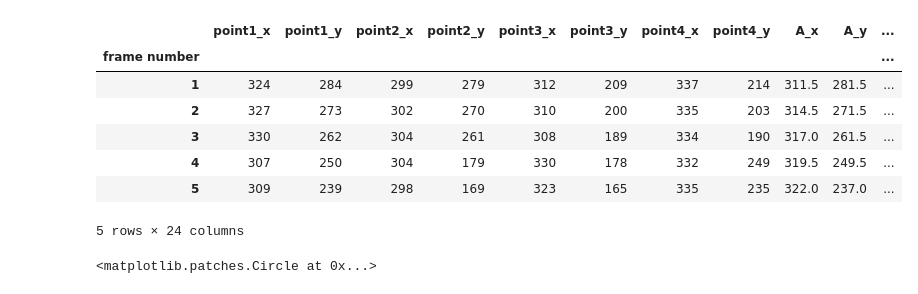
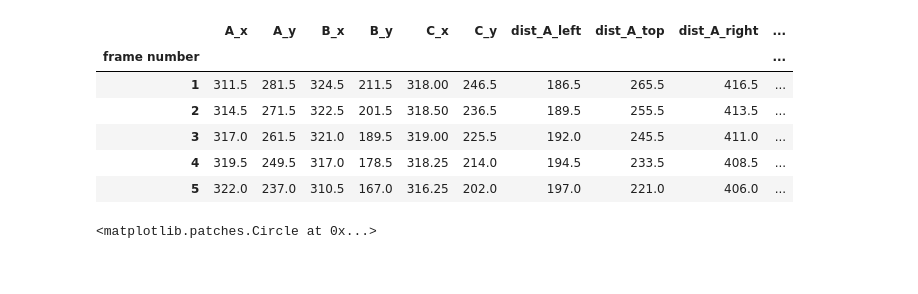
Before and after one commit to klil-machine-learning/bug-prediction, a Jupyter notebook: organize_features.ipynb, the cells around one changed output. Drawn from its saved outputs; the diff is of its cells as text; code cells hidden in the pictures.

```diff
--- a/organize_features.ipynb
+++ b/organize_features.ipynb
@@ -7,16 +7,15 @@ from matplotlib import patches
 df = pd.read_csv("features/330 minute 1_features.csv")
 df = df.set_index('frame number')
 # %%
-df.head()
+df.iloc[:, 8:].head()
 # %% [output]
-|  | point1_x | point1_y | point2_x | point2_y | point3_x | point3_y | point4_x | point4_y | A_x | A_y | ... |
-| frame number |  |  |  |  |  |  |  |  |  |  | ... |
-| 1 | 324 | 284 | 299 | 279 | 312 | 209 | 337 | 214 | 311.5 | 281.5 | ... |
-| 2 | 327 | 273 | 302 | 270 | 310 | 200 | 335 | 203 | 314.5 | 271.5 | ... |
-| 3 | 330 | 262 | 304 | 261 | 308 | 189 | 334 | 190 | 317.0 | 261.5 | ... |
-| 4 | 307 | 250 | 304 | 179 | 330 | 178 | 332 | 249 | 319.5 | 249.5 | ... |
-| 5 | 309 | 239 | 298 | 169 | 323 | 165 | 335 | 235 | 322.0 | 237.0 | ... |
+|  | A_x | A_y | B_x | B_y | C_x | C_y | dist_A_left | dist_A_top | dist_A_right | ... |
+| frame number |  |  |  |  |  |  |  |  |  | ... |
+| 1 | 311.5 | 281.5 | 324.5 | 211.5 | 318.00 | 246.5 | 186.5 | 265.5 | 416.5 | ... |
+| 2 | 314.5 | 271.5 | 322.5 | 201.5 | 318.50 | 236.5 | 189.5 | 255.5 | 413.5 | ... |
+| 3 | 317.0 | 261.5 | 321.0 | 189.5 | 319.00 | 225.5 | 192.0 | 245.5 | 411.0 | ... |
+| 4 | 319.5 | 249.5 | 317.0 | 178.5 | 318.25 | 214.0 | 194.5 | 233.5 | 408.5 | ... |
+| 5 | 322.0 | 237.0 | 310.5 | 167.0 | 316.25 | 202.0 | 197.0 | 221.0 | 406.0 | ... |
-5 rows × 24 columns
 # %%
 %matplotlib inline
 plt.plot(df.C_x.values, df.C_y.values,'-')
```
Also changed, not shown: parts of 11 cells of this notebook.
